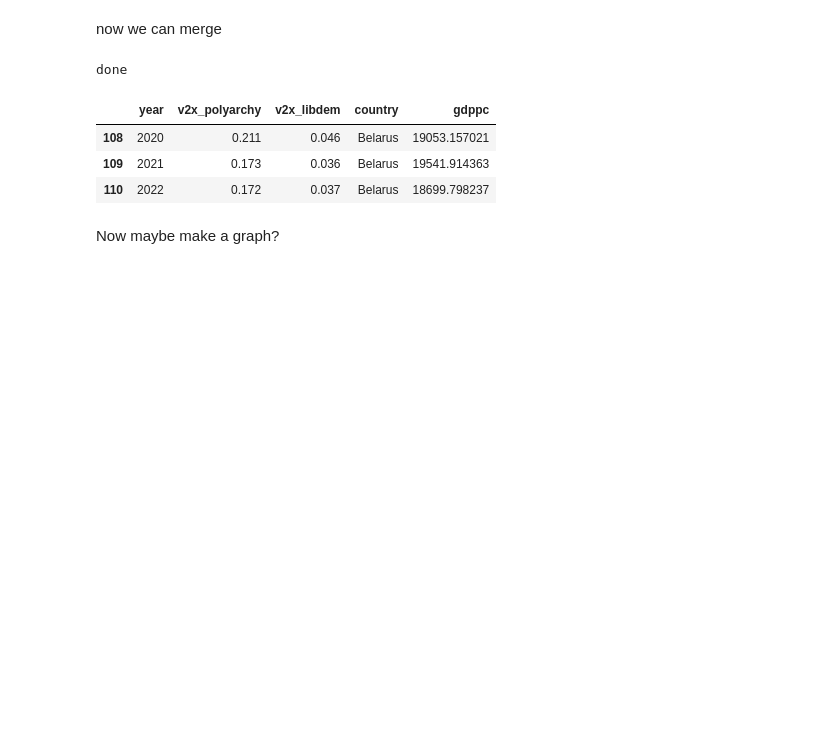
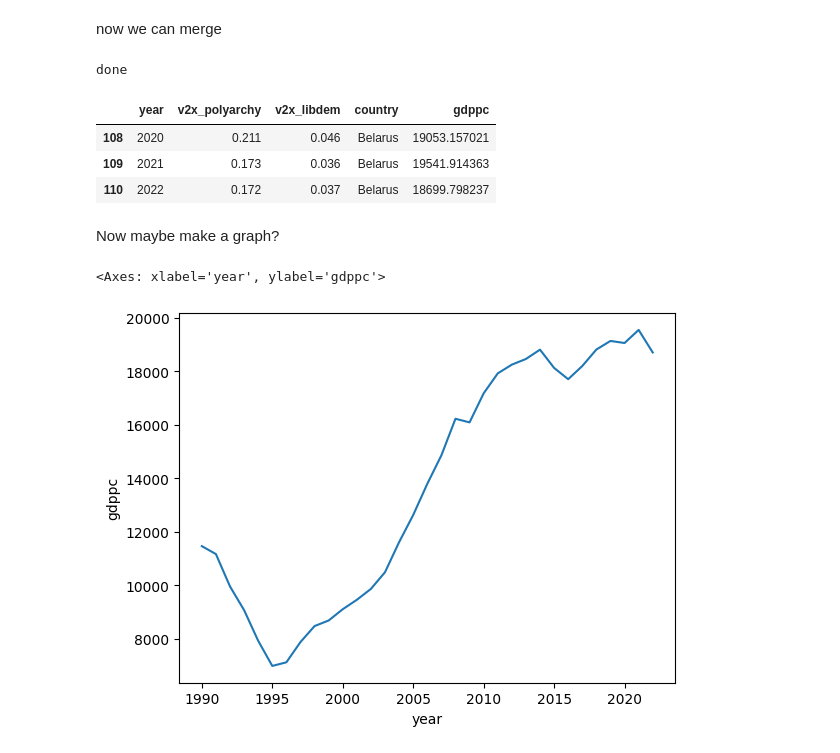
Before and after one commit to Data-Science-Public-Policy/graspp_2025_spring, a Jupyter notebook: notebooks/assignment_individual/HW1/HW1_FilichAliaksandr.ipynb, the cells around one changed output. Cells and saved outputs as stored; diff of their text form; code cells hidden in the pictures; blank space fills up the shorter version.

```diff
--- a/notebooks/assignment_individual/HW1/HW1_FilichAliaksandr.ipynb
+++ b/notebooks/assignment_individual/HW1/HW1_FilichAliaksandr.ipynb
@@ -163,3 +162,14 @@ import matplotlib.pyplot as plt
 data = pd.read_csv('../../../data/clean/merged_poland_by.csv')
 belarus_data = data[(data['country'] == 'Belarus') & (data['year'] >= 1990) & (data['year'] <= 2022)]
 poland_data = data[(data['country'] == 'Poland') & (data['year'] >= 1990) & (data['year'] <= 2022)]
+# %%
+import seaborn as sns
+
+sns.lineplot(
+    data = belarus_data,
+    x = 'year',
+    y = 'gdppc',
+)
+# %% [output]
+<Axes: xlabel='year', ylabel='gdppc'>
+[figure, added]
```
Also changed, not shown: parts of 4 cells of this notebook.
